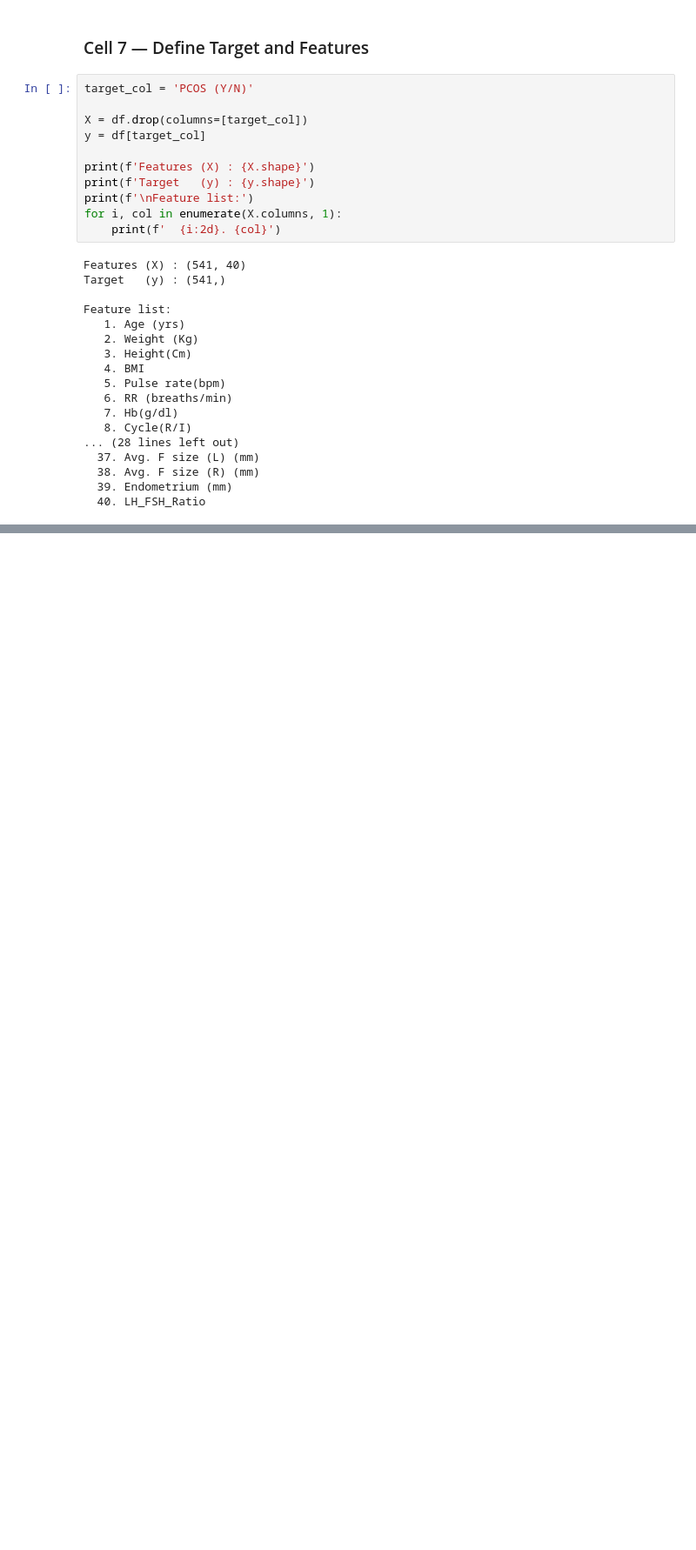
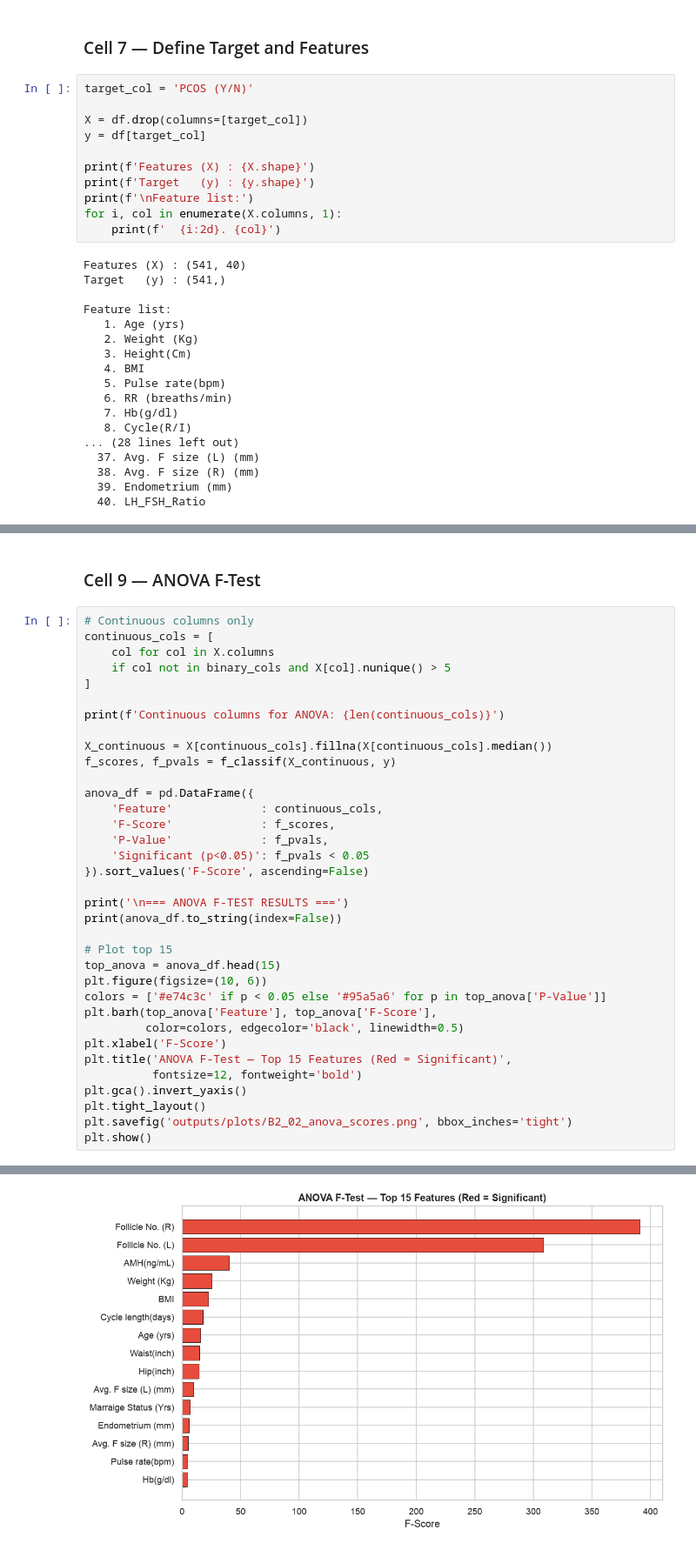
Before and after one commit to annnx7172-cell/PMOS_PROJECT, a Jupyter notebook: notebook/Block2_Preprocessing.ipynb, the cells around one changed output, grey strips where cells are left out. Shown at 87% size. Drawn from its saved outputs; the diff is of its cells as text; blank space fills up the shorter version.

```diff
--- a/notebook/Block2_Preprocessing.ipynb
+++ b/notebook/Block2_Preprocessing.ipynb
@@ -184,0 +234,38 @@ Feature list:
+# %% [markdown]
+### Cell 9 — ANOVA F-Test
+# %%
+# Continuous columns only
+continuous_cols = [
+    col for col in X.columns
+    if col not in binary_cols and X[col].nunique() > 5
+]
+
+print(f'Continuous columns for ANOVA: {len(continuous_cols)}')
+
+X_continuous = X[continuous_cols].fillna(X[continuous_cols].median())
+f_scores, f_pvals = f_classif(X_continuous, y)
+
+anova_df = pd.DataFrame({
+    'Feature'             : continuous_cols,
+    'F-Score'             : f_scores,
+    'P-Value'             : f_pvals,
+    'Significant (p<0.05)': f_pvals < 0.05
+}).sort_values('F-Score', ascending=False)
+
+print('\n=== ANOVA F-TEST RESULTS ===')
+print(anova_df.to_string(index=False))
+
+# Plot top 15
+top_anova = anova_df.head(15)
+plt.figure(figsize=(10, 6))
+colors = ['#e74c3c' if p < 0.05 else '#95a5a6' for p in top_anova['P-Value']]
+plt.barh(top_anova['Feature'], top_anova['F-Score'],
+         color=colors, edgecolor='black', linewidth=0.5)
+plt.xlabel('F-Score')
+plt.title('ANOVA F-Test — Top 15 Features (Red = Significant)',
+          fontsize=12, fontweight='bold')
+plt.gca().invert_yaxis()
+plt.tight_layout()
+plt.savefig('outputs/plots/B2_02_anova_scores.png', bbox_inches='tight')
+plt.show()
+# %% [output]
@@ -184,0 +289 @@ Feature list:
+[figure, added]
```
Also changed, not shown: parts of 3 cells of this notebook.
